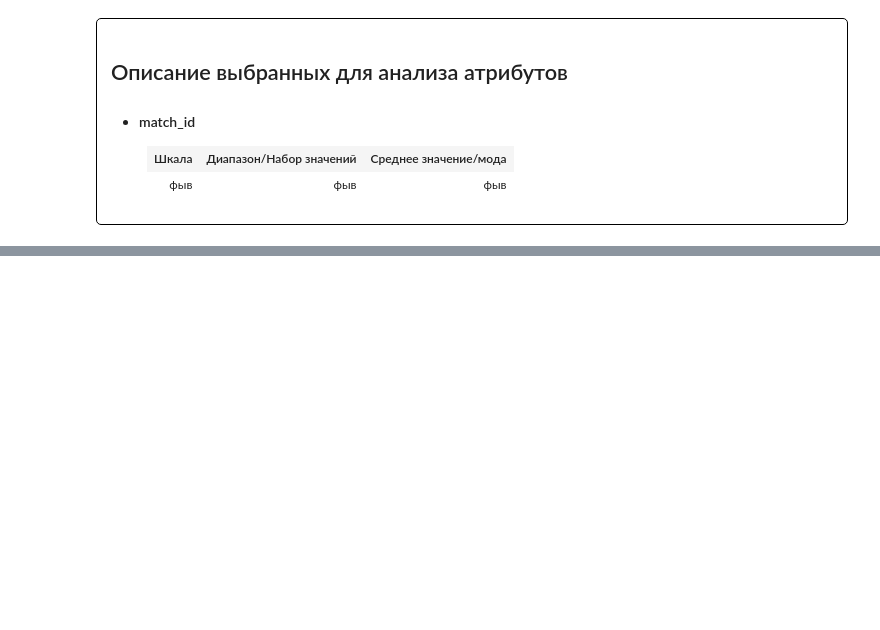
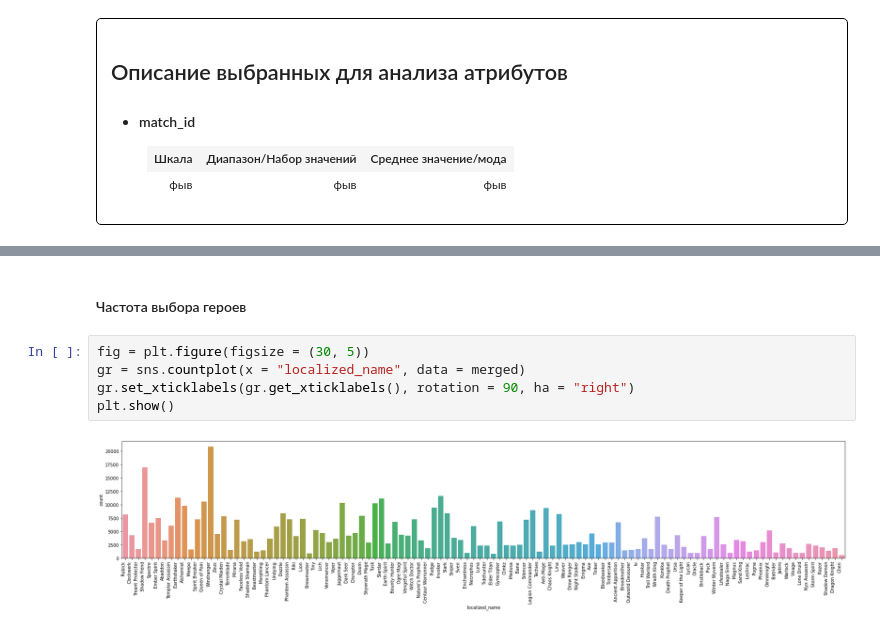
Before and after one commit to amatemeow/MLPY, a Jupyter notebook: task1/task1.ipynb, the cells around one changed output, grey strips where cells are left out. Saved outputs shown, nothing was run; the diff lists cells and outputs as text; blank space fills up the shorter version.

```diff
--- a/task1/task1.ipynb
+++ b/task1/task1.ipynb
@@ -62,0 +90,9 @@ merged[attrib].head()
+# %% [markdown]
+<h4>Частота выбора героев</h4>
+# %%
+fig = plt.figure(figsize = (30, 5))
+gr = sns.countplot(x = "localized_name", data = merged)
+gr.set_xticklabels(gr.get_xticklabels(), rotation = 90, ha = "right")
+plt.show()
+# %% [output]
+[figure, added]
```
Also changed, not shown: parts of 12 cells of this notebook.
